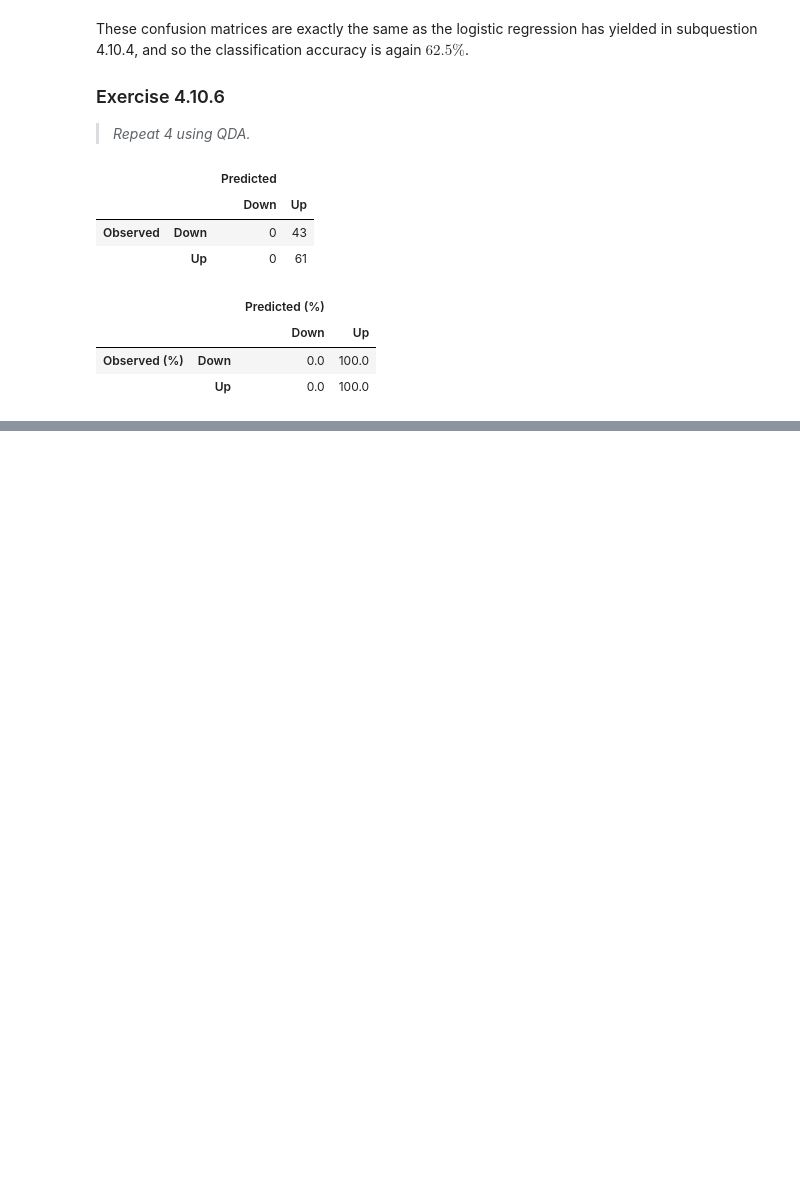
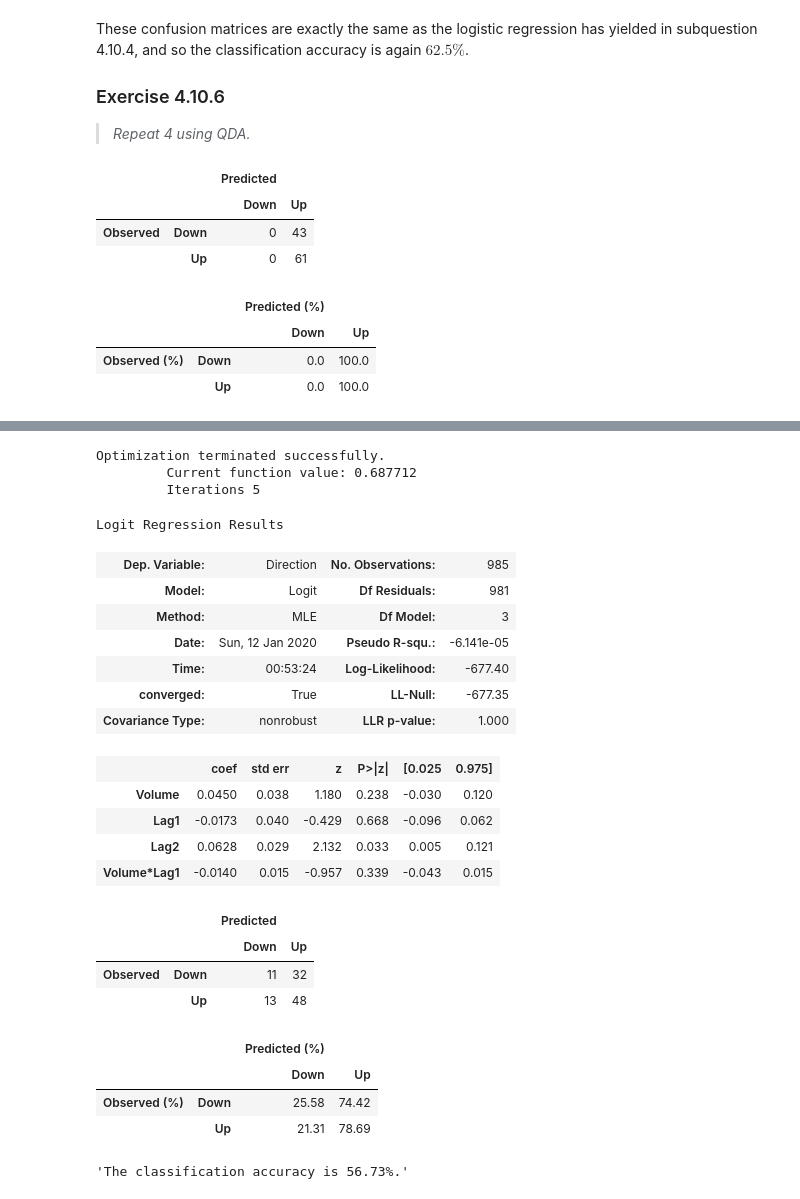
Before and after one commit to HerrBroekman/Python-solutions-for-An-Introduction-to-Statistical-Learning, a Jupyter notebook: Chapter4/Exercise10/4_10.ipynb, the cells around one changed output, grey strips where cells are left out. Saved outputs shown, nothing was run; the diff lists cells and outputs as text; code cells hidden in the pictures; blank space fills up the shorter version.

```diff
--- a/Chapter4/Exercise10/4_10.ipynb
+++ b/Chapter4/Exercise10/4_10.ipynb
@@ -238,0 +468,51 @@ Experiment with different combinations of predictors, including possible transfo
+# %%
+df['Volume*Lag1'] = df['Volume']*df['Lag1']
+descriptiveColumns = ['Volume', 'Lag1', 'Lag2', 'Volume*Lag1']
+df_X_train = df[descriptiveColumns].loc[1990:2008]
+df_Y_train = df[targetColumn].loc[1990:2008]
+df_X_test = df[descriptiveColumns].loc[2009:2010]
+df_Y_test = df[targetColumn].loc[2009:2010]
+
+model = sm.Logit(df_Y_train, df_X_train)
+fitted = model.fit()
+fitted.summary()
+
+sr_Y_pred = fitted.predict(df_X_test)
+df_Y_test_and_pred = pd.DataFrame({
+    'Observed': df_Y_test['Direction'],
+    'Predicted': np.where(sr_Y_pred > 0.5, 1, 0),
+})
+df_confusion, df_confusion_pct = createConfusionMatrixFromOutOfSampleData(df=df_Y_test_and_pred, binaryMap={0: 'Down', 1: 'Up'})
+df_confusion
+df_confusion_pct.round(2)
+
+confusion_matrix = df_confusion.to_numpy()
+TN, FP, FN, TP = confusion_matrix[0, 0], confusion_matrix[0, 1], confusion_matrix[1, 0], confusion_matrix[1, 1]
+class_acc = 100 * ((TP + TN) / (TN + FP + FN + TP))
+f'The classification accuracy is {class_acc:.2f}%.'
+# %% [output]
+Optimization terminated successfully.
+         Current function value: 0.687712
+         Iterations 5
+Logit Regression Results
+| Dep. Variable: | Direction | No. Observations: | 985 |
+| Model: | Logit | Df Residuals: | 981 |
+| Method: | MLE | Df Model: | 3 |
+| Date: | Sun, 12 Jan 2020 | Pseudo R-squ.: | -6.141e-05 |
+| Time: | 00:53:24 | Log-Likelihood: | -677.40 |
+| converged: | True | LL-Null: | -677.35 |
+| Covariance Type: | nonrobust | LLR p-value: | 1.000 |
+|  | coef | std err | z | P>|z| | [0.025 | 0.975] |
+| Volume | 0.0450 | 0.038 | 1.180 | 0.238 | -0.030 | 0.120 |
+| Lag1 | -0.0173 | 0.040 | -0.429 | 0.668 | -0.096 | 0.062 |
+| Lag2 | 0.0628 | 0.029 | 2.132 | 0.033 | 0.005 | 0.121 |
+| Volume*Lag1 | -0.0140 | 0.015 | -0.957 | 0.339 | -0.043 | 0.015 |
+|  |  | Predicted |  |
+|  |  | Down | Up |
+| Observed | Down | 11 | 32 |
+|  | Up | 13 | 48 |
+|  |  | Predicted (%) |  |
+|  |  | Down | Up |
+| Observed (%) | Down | 25.58 | 74.42 |
+|  | Up | 21.31 | 78.69 |
+'The classification accuracy is 56.73%.'
```
Also changed, not shown: parts of 17 cells of this notebook.
